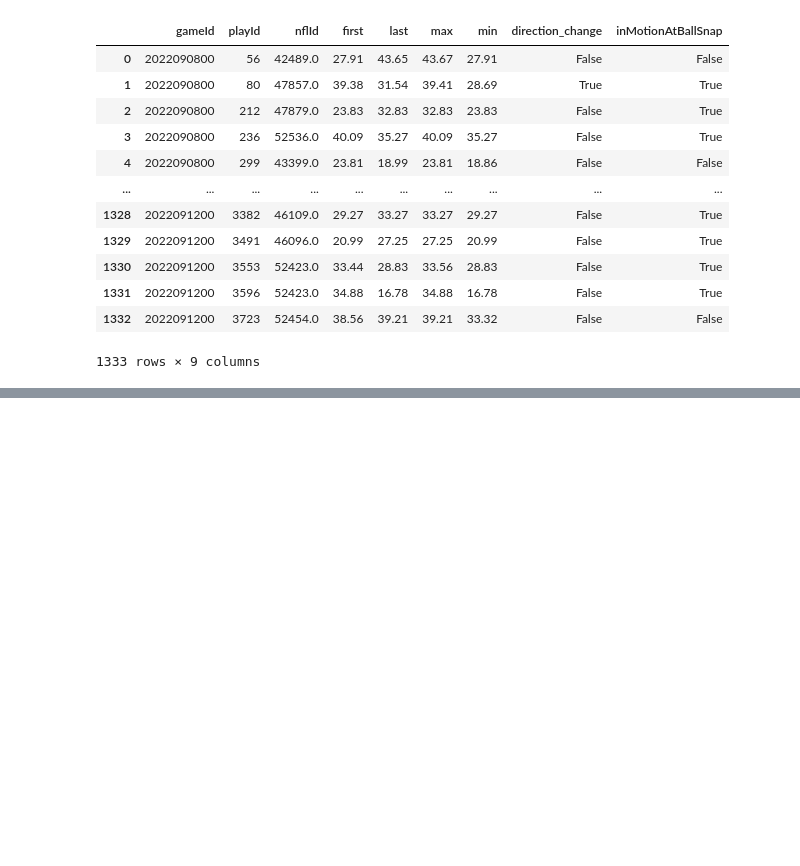
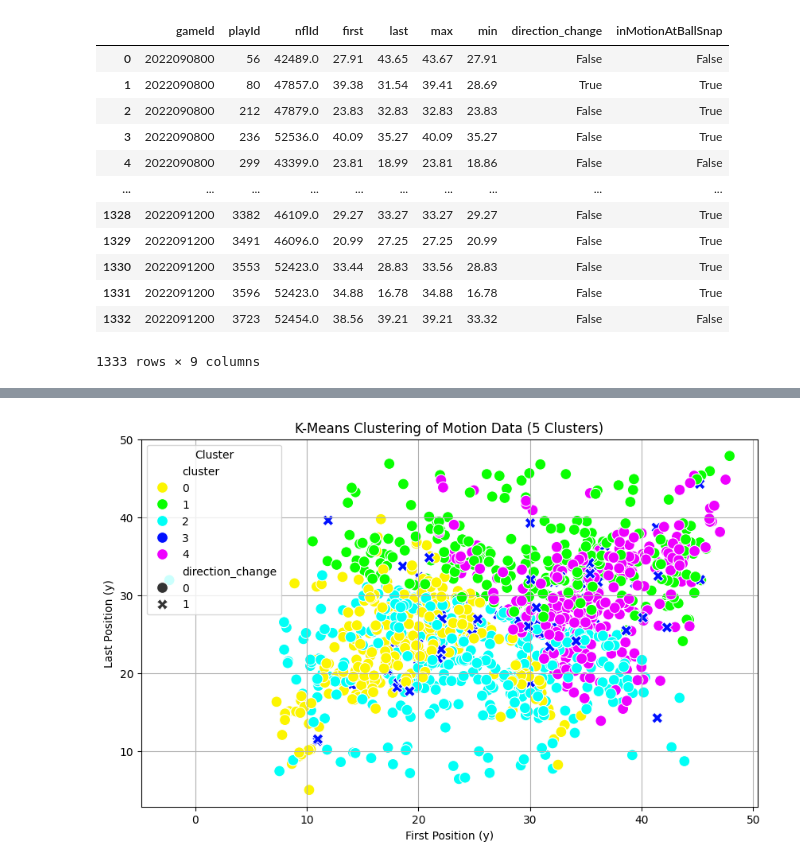
Before and after one commit to rohitbh7/nfl, a Jupyter notebook: clusteringmotion.ipynb, the cells around one changed output, grey strips where cells are left out. Cells and saved outputs as stored; diff of their text form; code cells hidden in the pictures; blank space fills up the shorter version.

Commit message:
clustering motion
All week1 motion was clustered and merged with main week 1 dataframe

```diff
--- a/clusteringmotion.ipynb
+++ b/clusteringmotion.ipynb
@@ -209,4 +209,4 @@ motionstats
 | 1332 | 2022091200 | 3723 | 52454.0 | 38.56 | 39.21 | 39.21 | 33.32 | False | False |
 1333 rows × 9 columns
 # %%
-motion = motionstats[['gameId','playId','nflId','first','last','direction_change','inMotionAtBallSnap']]
+motion = motionstats[['first','last','direction_change','inMotionAtBallSnap']]
@@ -228,0 +213,11 @@ motionstats[abs(motionstats['first']-motionstats['last']) > 15]
+# %%
+motion['direction_change'] = motion['direction_change'].astype(int)
+motion['inMotionAtBallSnap'] = motion['inMotionAtBallSnap'].astype(int)
+
+scaler = StandardScaler()
+motion_scaled = scaler.fit_transform(motion)
+kmeans = KMeans(n_clusters=5, random_state=0)
+motion['cluster'] = kmeans.fit_predict(motion_scaled)
+motion = pd.concat([motionstats[['gameId', 'playId', 'nflId']], motion], axis=1)
+
+motion
@@ -228,0 +255,2 @@ motionstats[abs(motionstats['first']-motionstats['last']) > 15]
+# %%
+motion[['min','max']] = motionstats[['min','max']]
@@ -228,0 +275,22 @@ motionstats[abs(motionstats['first']-motionstats['last']) > 15]
+# %%
+palette = sns.color_palette("hsv", n_colors=5)
+plt.figure(figsize=(10, 6))
+sns.scatterplot(
+    data=motion,
+    x='first',
+    y='last',
+    hue='cluster',
+    palette=palette,
+    style='direction_change', # Different markers for direction change
+    s=100, # Adjust marker size
+    legend="full"
+)
+
+plt.title("K-Means Clustering of Motion Data (5 Clusters)")
+plt.xlabel("First Position (y)")
+plt.ylabel("Last Position (y)")
+plt.legend(title="Cluster", loc="best")
+plt.grid(True)
+plt.show()
+# %% [output]
+[figure, added]
```
Also changed, not shown: parts of 4 cells of this notebook, 1 other file.
